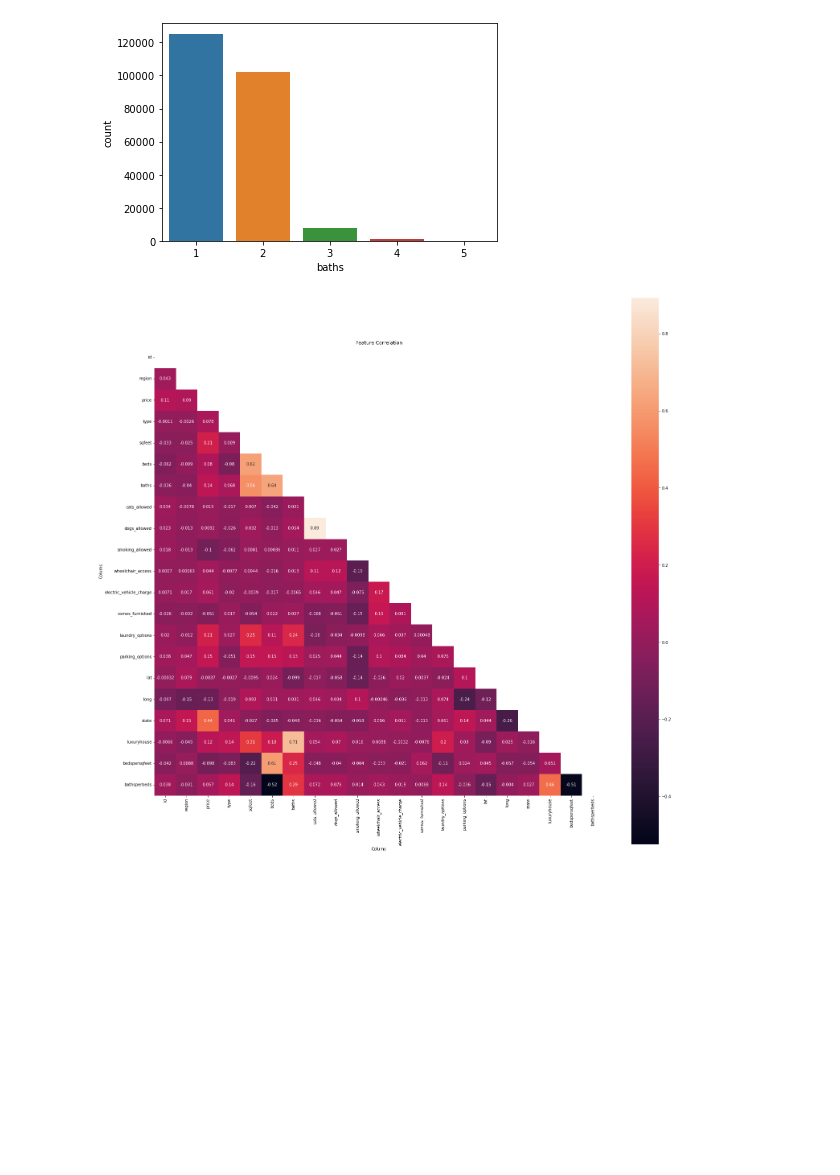
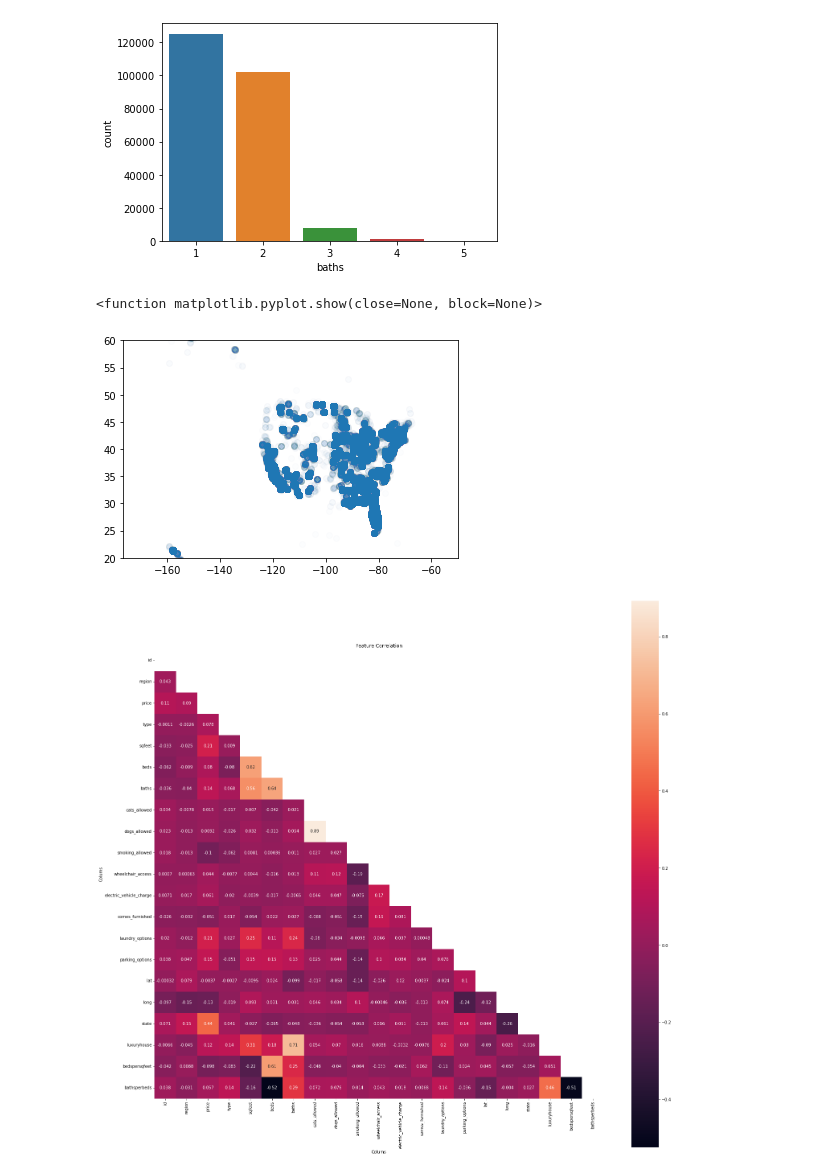
Before and after one commit to DevEngineers/ML_Assignment2_IT19153414_IT19167442_IT19175126_IT19018256, a Jupyter notebook: House_Rent_Prediction.ipynb, the cells around one changed output. Drawn from its saved outputs; the diff is of its cells as text; code cells hidden in the pictures; blank space fills up the shorter version.

Commit message:
adding visual graphs to show dataset

```diff
--- a/House_Rent_Prediction.ipynb
+++ b/House_Rent_Prediction.ipynb
@@ -194,6 +194,14 @@ sns.countplot(data = data , x = 'baths')
 # %% [output]
 <AxesSubplot:xlabel='baths', ylabel='count'>
 [figure]
+# %%
+plt.scatter(x=data['long'], y=data['lat'],alpha=0.01)
+plt.xlim(right = -50)
+plt.ylim(bottom = 20, top = 60)
+plt.show
+# %% [output]
+<function matplotlib.pyplot.show(close=None, block=None)>
+[figure, added]
 # %%
 # Correlation Heatmap
 corrMatrix = data.corr()
```
